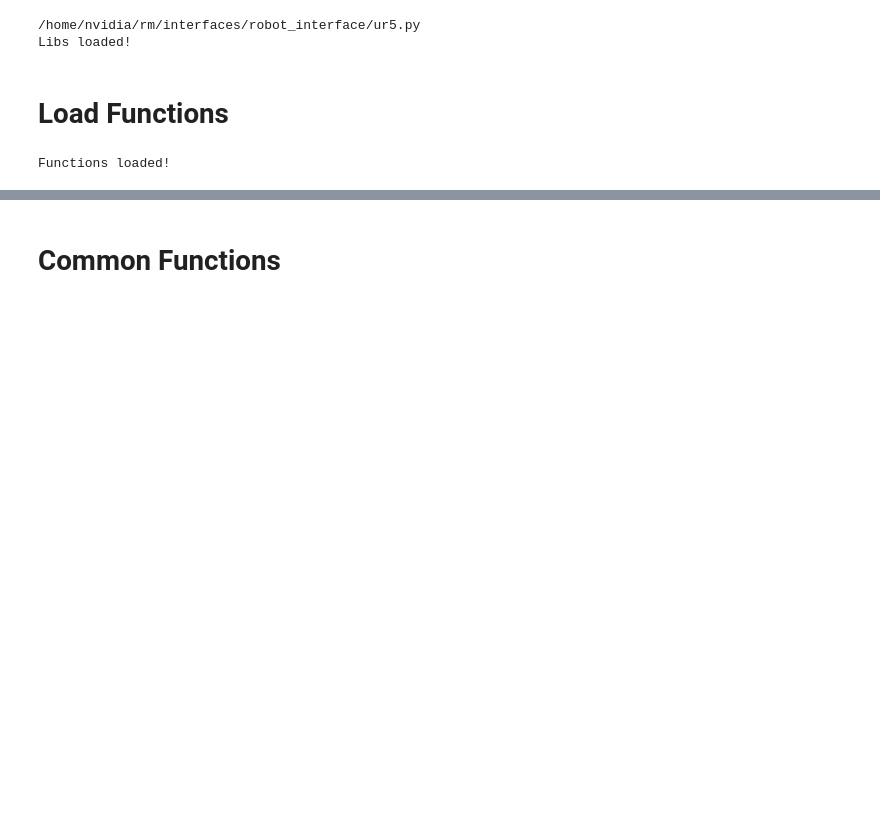
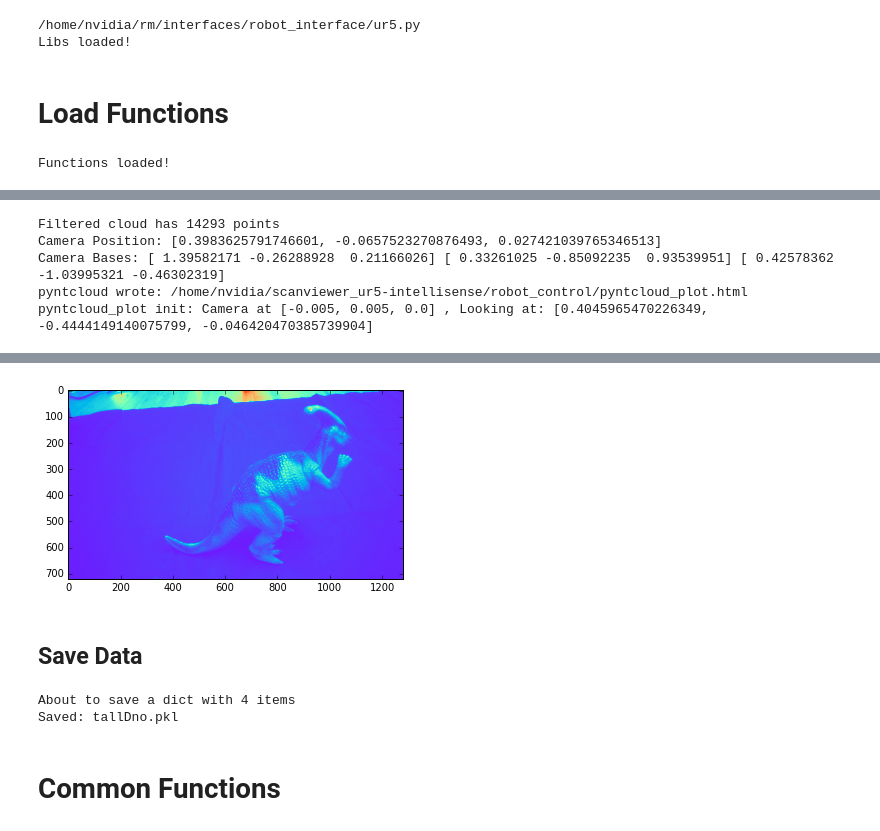
Before and after one commit to jwatson-CO-edu/scanviewer_ur5-intellisense, a Jupyter notebook: robot_control/robotPictureTest.ipynb, the cells around one changed output, grey strips where cells are left out. Cells and saved outputs as stored; diff of their text form; code cells hidden in the pictures; blank space fills up the shorter version.

```diff
--- a/robot_control/robotPictureTest.ipynb
+++ b/robot_control/robotPictureTest.ipynb
@@ -94,0 +308,44 @@ pose_dict["HOME_JA"] = [ 0 , -pi/2 , 0 , -pi/2 , 0 , 0 ]
+# %%
+# 1. Fetch point cloud clusters
+objs = get_cloud_objects( disp = 155 , leaf = 0.0025 , searchRad = 0.003 , clusterSize = 500 )
+
+# 2. Get the camera transform & bases
+cameraXform = get_camera_transform()
+cameraPos = pos_from_xform( cameraXform )
+print( "Camera Position:" , cameraPos )
+cam_xBasis , cam_yBasis , cam_zBasis = get_basis_vectors_for_xform( cameraXform )
+print( "Camera Bases:" , cam_xBasis , cam_yBasis , cam_zBasis )
+
+# 3. Get the IR image
+ir_image = rsc.get_point_cloud_2()[2]
+preview = ir_image.copy()
+# plt.imshow( preview , vmin = 0 , vmax = 255 )
+plt.imshow( preview , vmin = 0 , vmax = 255 , cmap = plt.cm.get_cmap('rainbow') )
+shotName  = "tallDino_WEST"
+imageName = shotName + ".png"
+plt.imsave( imageName , preview , vmin = 0 , vmax = 255 , cmap = plt.cm.get_cmap('rainbow') )
+
+# 4. Store Data
+dataStore[ shotName ] = {
+    'cameraPos'   : cameraPos ,
+    'cameraXform' : cameraXform.tolist() ,
+    'cam_xBasis' :  cam_xBasis ,
+    'cam_yBasis' :  cam_yBasis ,
+    'cam_zBasis' :  cam_zBasis ,
+    'imageName'  :  imageName ,
+    'image' :       read_file_as_binary( imageName ) ,
+    'cloud_objs' :  objs
+}
+
+viewer = Viewer()
+# viewer.add_cloud( cloud_vg )
+for obj in objs:
+    viewer.add_cloud( obj , colorize = True )
+viewer.add_axis( cameraXform )
+viewer.show()
+# %% [output]
+Filtered cloud has 14293 points
+Camera Position: [0.3983625791746601, -0.0657523270876493, 0.027421039765346513]
+Camera Bases: [ 1.39582171 -0.26288928  0.21166026] [ 0.33261025 -0.85092235  0.93539951] [ 0.42578362 -1.03995321 -0.46302319]
+pyntcloud wrote: /home/nvidia/scanviewer_ur5-intellisense/robot_control/pyntcloud_plot.html
+pyntcloud_plot init: Camera at [-0.005, 0.005, 0.0] , Looking at: [0.4045965470226349, -0.4444149140075799, -0.046420470385739904]
@@ -95,2 +353,11 @@ pose_dict["HOME_JA"] = [ 0 , -pi/2 , 0 , -pi/2 , 0 , 0 ]
+[figure, added]
+# %% [markdown]
+## Save Data
+# %%
+print( "About to save a dict with" , len( dataStore ) , "items" )
+pickle_struct( dataStore , "tallDno.pkl" )
+# %% [output]
+About to save a dict with 4 items
+Saved: tallDno.pkl
 # %% [markdown]
 # Common Functions
```
Also changed, not shown: parts of 37 cells of this notebook, 2 other files.
